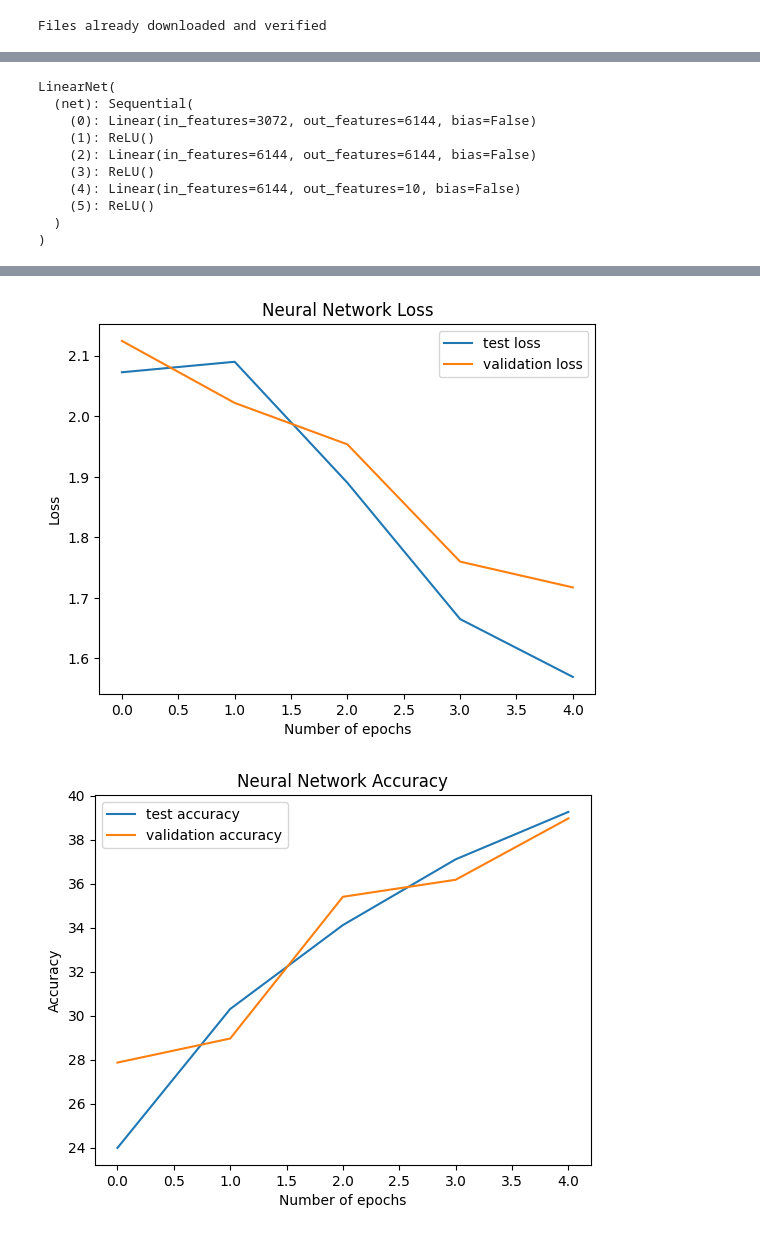
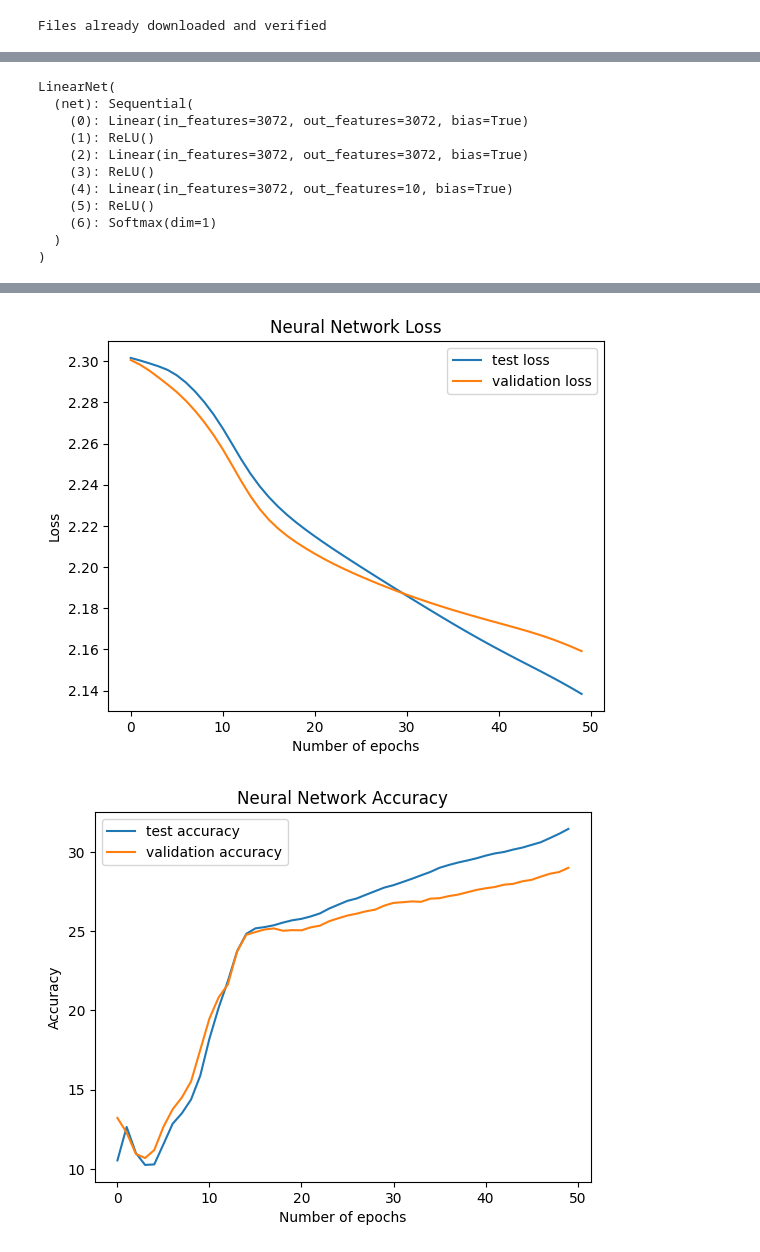
Before and after one commit to joshusooyaa/HW1_472, a Jupyter notebook: HW1_JoshSawyer.ipynb, the cells around one changed output, grey strips where cells are left out. Saved outputs shown, nothing was run; the diff lists cells and outputs as text; code cells hidden in the pictures.

```diff
--- a/HW1_JoshSawyer.ipynb
+++ b/HW1_JoshSawyer.ipynb
@@ -5,13 +5,14 @@
 import torch
 from torch import nn
 
-# Hyperparameters
-batch_size = 256
-learning_rate=.1
-nepochs = 5
-hidden=[6144, 6144]
+# Hyperparameters Test 1
+batch_size = 2048
+learning_rate=1e-1
+nepochs = 50
+hidden=[3072, 3072]
 LossFunction = nn.CrossEntropyLoss()
-bias = False
+bias = True
+save_weights = nepochs - 5
 
 # Input size
 ninputs=3*32*32
@@ -91,6 +94,7 @@ class LinearNet(nn.Module):
         # Output Layer
         net.append(nn.Linear(hidden[-1], nout, bias=bias))
         net.append(nn.ReLU())
+        net.append(nn.Softmax(dim=1))
         self.net = nn.Sequential(*net)
 
     def forward(self, x):
@@ -139,13 +145,15 @@ for epoch in notebook.trange(nepochs,
     acc_history.append(accuracy)
     loss_history.append(loss.item())
     print(f"Epoch {epoch}: loss: {loss.item()}")
-    torch.save(model.state_dict(), "model_epoch_{}.pt".format(epoch))
+
+    if (epoch >= save_weights): # Save tensor information once we get towards the end
+        torch.save(model.state_dict(), "model_epoch_{}.pt".format(epoch))
 
 
     # Validation
-    model.eval() # No longer training - comparing loss and accuracy in our validation set
     correct = 0
     total = 0
+    model.eval() # No longer training - comparing loss and accuracy in our validation set
     with torch.no_grad(): # Don't want to update the gradients
         for (data, label) in val_data:
             data = data.to(device)
@@ -181,11 +189,12 @@ plt.show()
 # %% [output]
 LinearNet(
   (net): Sequential(
-    (0): Linear(in_features=3072, out_features=6144, bias=False)
+    (0): Linear(in_features=3072, out_features=3072, bias=True)
     (1): ReLU()
-    (2): Linear(in_features=6144, out_features=6144, bias=False)
+    (2): Linear(in_features=3072, out_features=3072, bias=True)
     (3): ReLU()
-    (4): Linear(in_features=6144, out_features=10, bias=False)
+    (4): Linear(in_features=3072, out_features=10, bias=True)
     (5): ReLU()
+    (6): Softmax(dim=1)
   )
 )
@@ -197,2 +218,2 @@ Epoch 4: loss: 1.5694950819015503
-[figure, old version]
+[figure, new version]
-[figure, old version]
+[figure, new version]
```
Also changed, not shown: parts of 19 cells of this notebook.
